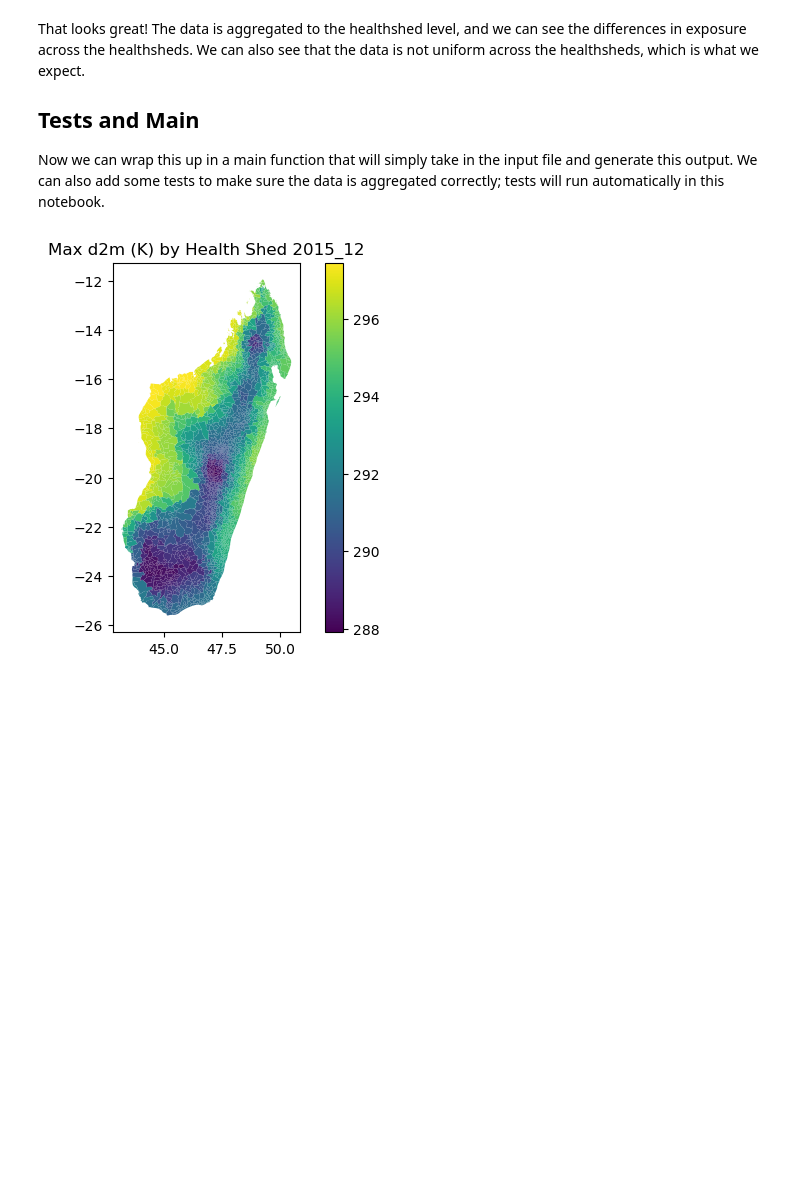
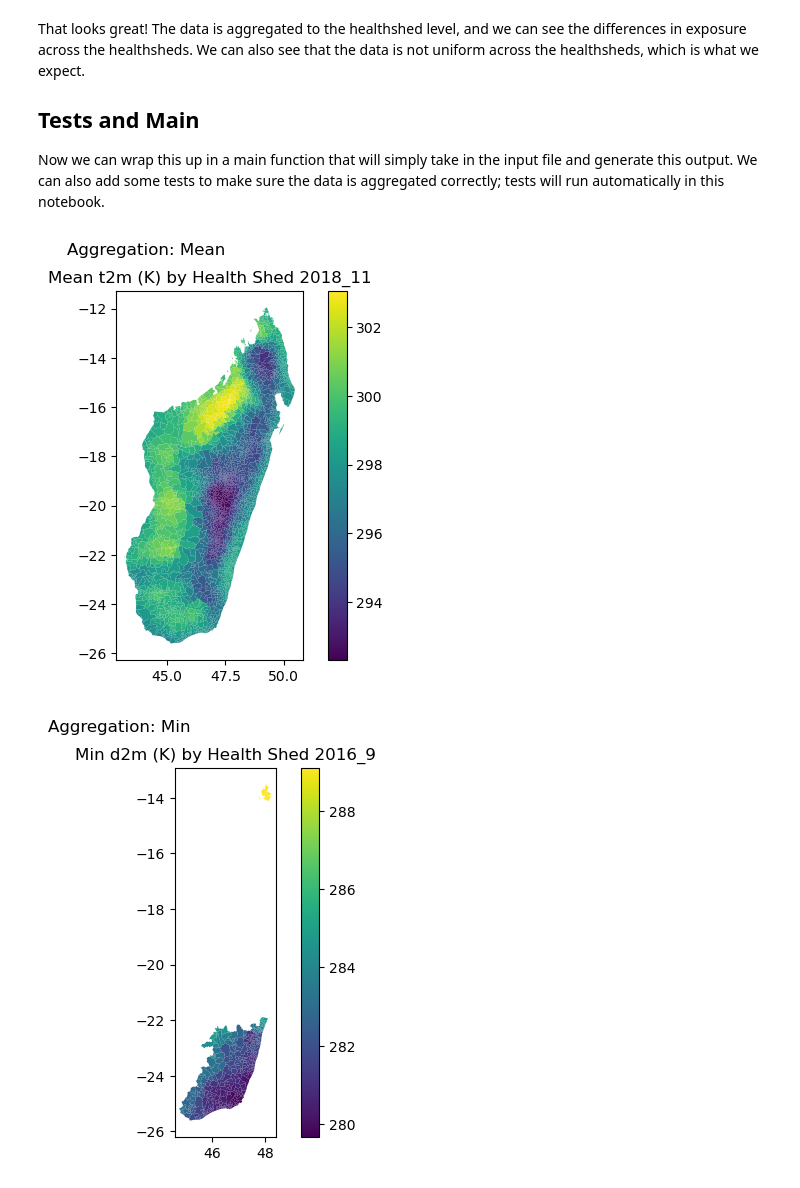
Before and after one commit to NSAPH-Data-Processing/era5_sandbox, a Jupyter notebook: notes/02_aggregate.ipynb, the cells around one changed output. Saved outputs shown, nothing was run; the diff lists cells and outputs as text; code cells hidden in the pictures; blank space fills up the shorter version.

Commit message:
[FEATURE] Integrate prototypes into pipeline Fixes NSAPH-Data-Processing/era5_sandbox#6

```diff
--- a/notes/02_aggregate.ipynb
+++ b/notes/02_aggregate.ipynb
@@ -298,6 +300,8 @@ res_poly2cell[:5]
 # %% [markdown]
 Last but not least, we aggregate these data to the healthshed level. We can use the `rasterstats` package to do this.
 # %%
+#| export
+
 def aggregate_to_healthsheds(
     res_poly2cell: list, # the result of polygon_to_raster_cells
     raster: RasterFile, # the raster data
@@ -331,9 +335,9 @@ def aggregate_to_healthsheds(
     stats = pd.Series(stats)
     shapes[aggregation_name] = stats
     df = pd.DataFrame(
-            {"healthshed": healthsheds[names_column], aggregation_name: stats}
+            {"healthshed": shapes[names_column], aggregation_name: stats}
         )
-    gdf = gpd.GeoDataFrame(df, geometry=healthsheds.geometry.values, crs=healthsheds.crs)
+    gdf = gpd.GeoDataFrame(df, geometry=shapes.geometry.values, crs=shapes.crs)
     return gdf
 # %% [markdown]
 And now we apply it:
@@ -369,41 +373,54 @@ That looks great! The data is aggregated to the healthshed level, and we can see
 
 Now we can wrap this up in a main function that will simply take in the input file and generate this output. We can also add some tests to make sure the data is aggregated correctly; tests will run automatically in this notebook.
 # %%
-%%time
+%%timeit
 
-aggregation_str = "Max"
-daily_aggregator = np.nanmean
-monthly_aggregator = np.nanmax
-exposure_variable = "d2m"
-input_file = here() / "data/input/2015_12.nc"
+import random
+
+variables = ["t2m", "d2m"]
+years = ["20{:02d}".format(m) for m in range(9, 24)]
+months = [str(m) for m in range(1, 13)]
+aggregations = [
+    ("Mean", np.nanmean),
+    ("Max", np.nanmax),
+    ("Min", np.nanmin)
+]
+
+exposure_variable = random.choice(variables)
+year = random.choice(years)
+month = random.choice(months)
+aggregation_str, agg_func = random.choice(aggregations)
+input_file = here() / "data/input/{}_{}.nc".format(year, month)
 
 with initialize(version_base=None, config_path="../conf"):
     cfg = compose(config_name='config.yaml')
 
 driver = GoogleDriver(json_key_path=here() / cfg.GOOGLE_DRIVE_AUTH_JSON.path)
 drive = driver.get_drive()
 healthsheds = driver.read_healthsheds(cfg.GOOGLE_DRIVE_AUTH_JSON.healthsheds_id)
 
 
-resampled_nc_file = resample_netcdf(input_file, agg_func=daily_aggregator)
+resampled_nc_file = resample_netcdf(input_file, agg_func=agg_func)
 
 resampled_tiff = netcdf_to_tiff(
     ds=resampled_nc_file,
     variable=exposure_variable,
     crs="EPSG:4326"
 )
 
 result = aggregate_to_healthsheds(
     res_poly2cell=res_poly2cell,
     raster=resampled_tiff,
     shapes=healthsheds,
     names_column="fs_uid",
-    aggregation_func=monthly_aggregator,
+    aggregation_func=agg_func,
     aggregation_name=exposure_variable
 )
 
 result.plot(column=exposure_variable, legend=True)
 plt.title("{} {} (K) by Health Shed {}".format(aggregation_str, exposure_variable, input_file.stem))
+plt.suptitle("Aggregation: {}".format(aggregation_str))
 plt.show()
 # %% [output]
-[figure, old version]
+[figure, new version]
+[figure, added]
```
Also changed, not shown: parts of 7 cells of this notebook, 7 other files.
